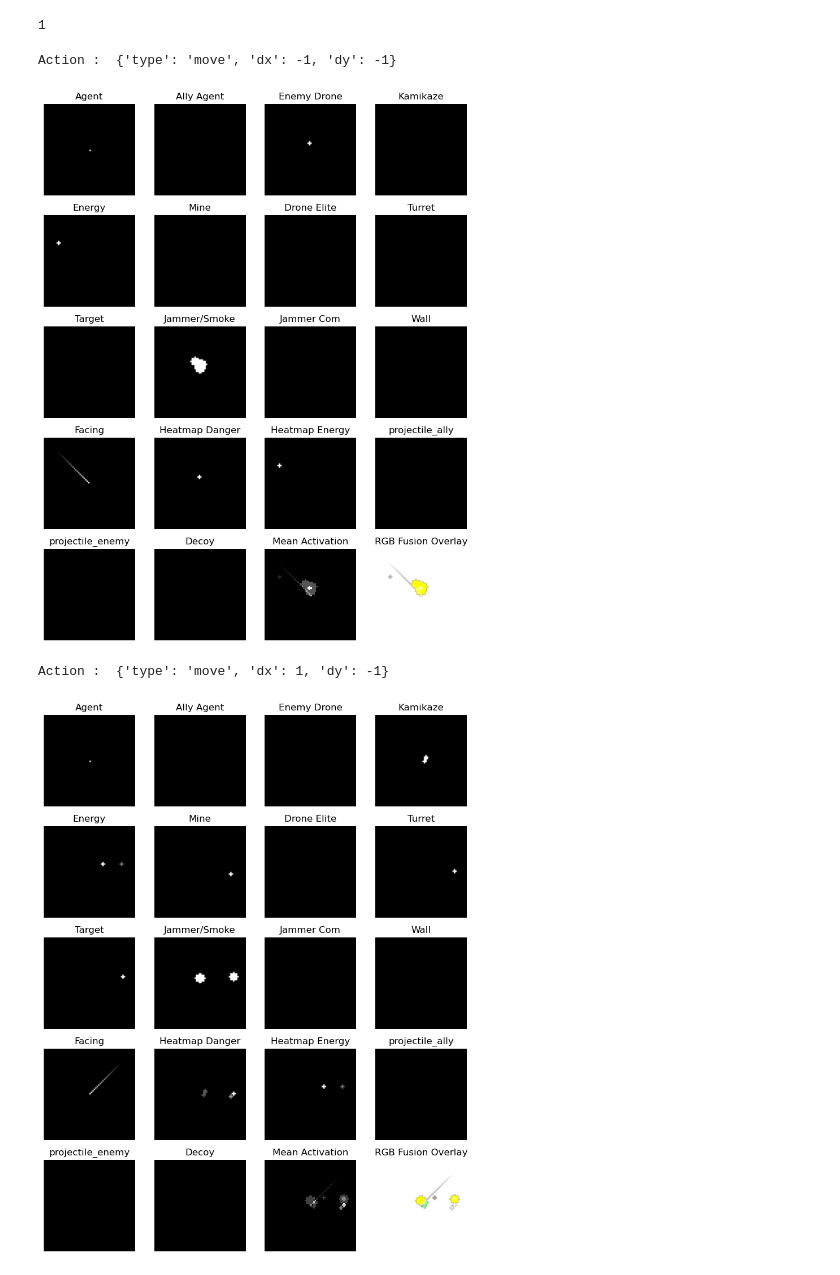
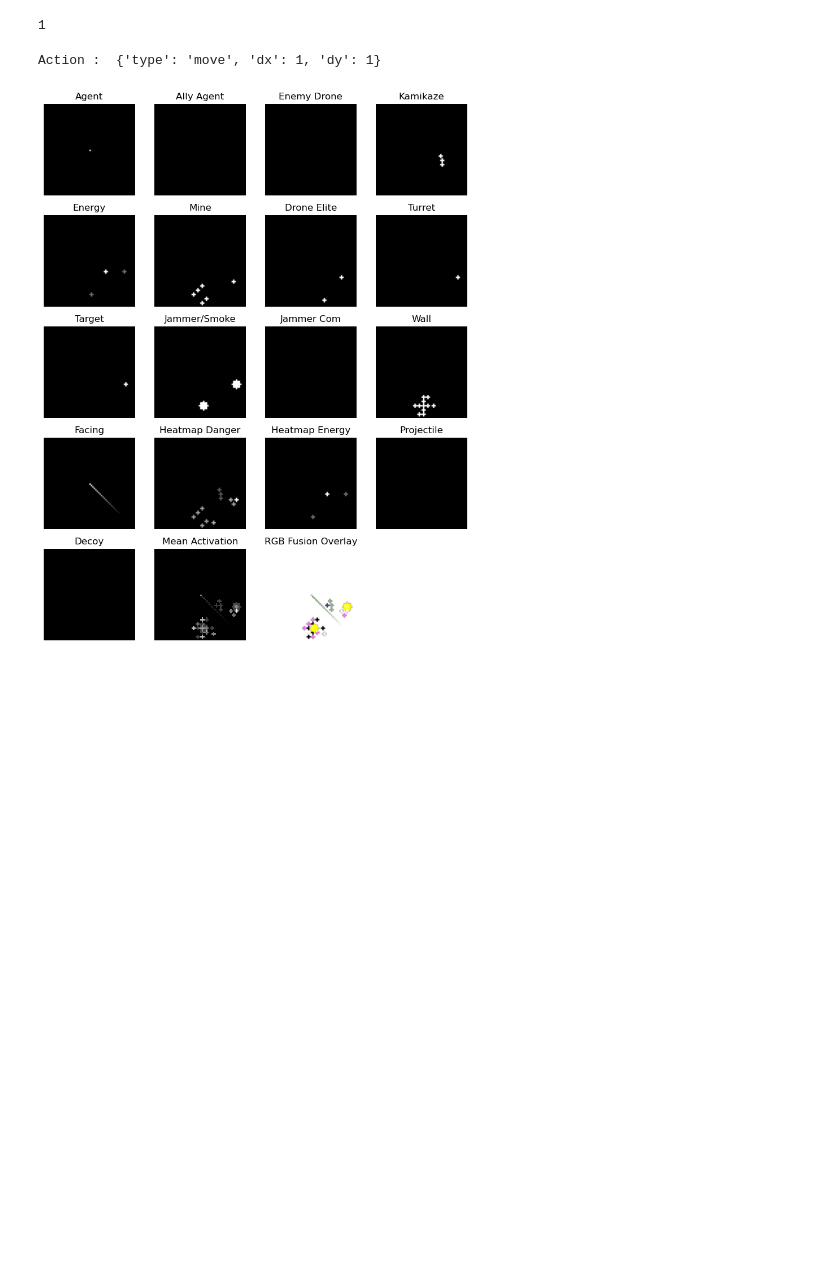
Before and after one commit to Fonocol/Multi-Agent-Tactical-Combat-Simulator, a Jupyter notebook: test.ipynb, the cells around one changed output. Cells and saved outputs as stored; diff of their text form; code cells hidden in the pictures; blank space fills up the shorter version.

```diff
--- a/test.ipynb
+++ b/test.ipynb
@@ -272,15 +274,14 @@ channels = {
     "facing": 12,
     "heatmap_danger": 13,
     "heatmap_energy": 14,
-    "projectile_ally": 15,
-    "projectile_enemy": 16,
-    "decoy": 17,
+    "projectile": 15,
+    "decoy": 16,
 }
 
 channel_names = [
     "Agent", "Ally Agent", "Enemy Drone", "Kamikaze", "Energy", "Mine", "Drone Elite",
     "Turret", "Target", "Jammer/Smoke", "Jammer Com", "Wall", "Facing",
-    "Heatmap Danger", "Heatmap Energy", "projectile_ally","projectile_enemy", "Decoy"
+    "Heatmap Danger", "Heatmap Energy", "Projectile", "Decoy"
 ]
 
 def extract_minimap_tensor(step, grid_size=32):
@@ -388,11 +389,17 @@ color_map = {
     7: [0.0, 1.0, 1.0],    # Target
     8: [0.4, 0.4, 0.4],    # Jammer/Smoke
     9: [1.0, 1.0, 0.0],    # Jammer com
-    10: [0.0, 0.0, 0.0],   # Wall
-    11: [1.0, 1.0, 1.0],   # Regard 🧭
-    10: [0.4, 0.7, 0.3],   # projectille
-    11: [1.0, 1.0, 1.0],   #
+    10: [0.8, 0.2, 0.9],   # Wall
+    11: [0.0, 0.0, 0.0],   # Regard 🧭
+    12: [0.4, 0.7, 0.3],   # projectille
+    13: [1.0, 0.5, 1.0],   #
+    14: [0.0, 0.0, 1.0],   # Wall
+    15: [0.1, 1.0, 0.3],   # Regard 🧭
+    16: [0.9, 0.7, 0.8],   # projectille
+    17: [0.7, 0.5, 1.0],   #
 }
+
+
 
 def tensor_to_rgb(tensor):
     H, W = tensor.shape[1], tensor.shape[2]
@@ -452,12 +459,9 @@ len(data[1])
 # %% [output]
 1
 # %%
-for t in range(90,100):
-    agent_frame = data[t][0]
-    tensor = extract_minimap_tensor(agent_frame, grid_size=64)
-    show_minimap(tensor)
+agent_frame = data[3][0]
+tensor = extract_minimap_tensor(agent_frame, grid_size=64)
+show_minimap(tensor)
 # %% [output]
-Action :  {'type': 'move', 'dx': -1, 'dy': -1}
+Action :  {'type': 'move', 'dx': 1, 'dy': 1}
-[figure, old version]
+[figure, new version]
-Action :  {'type': 'move', 'dx': 1, 'dy': -1}
-[figure, removed]
```
Also changed, not shown: parts of 5 cells of this notebook, 17 other files.
